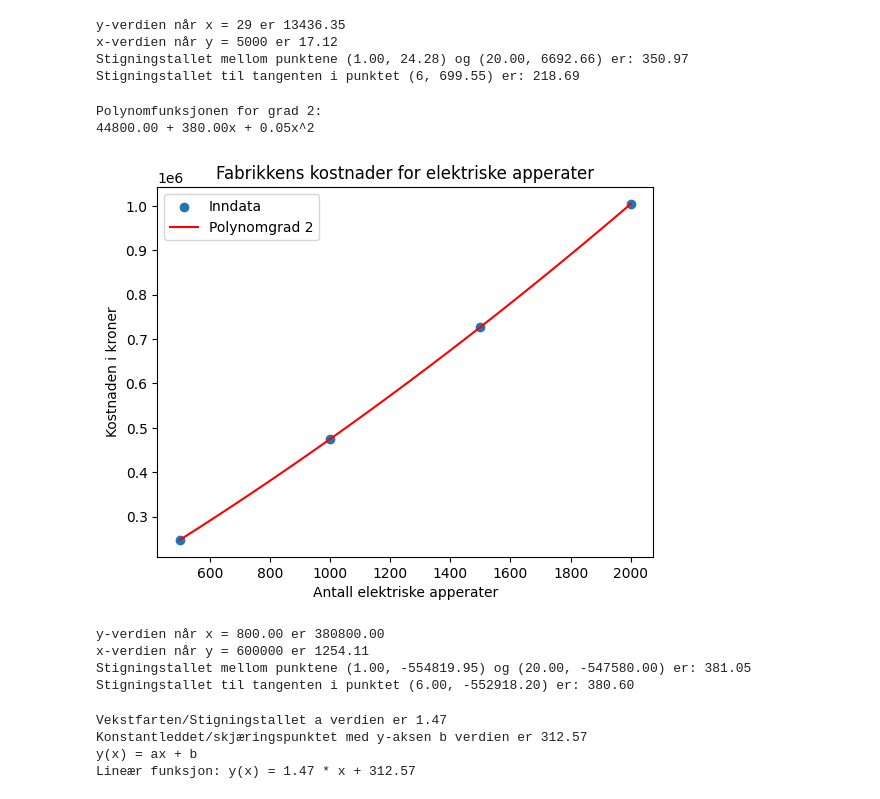
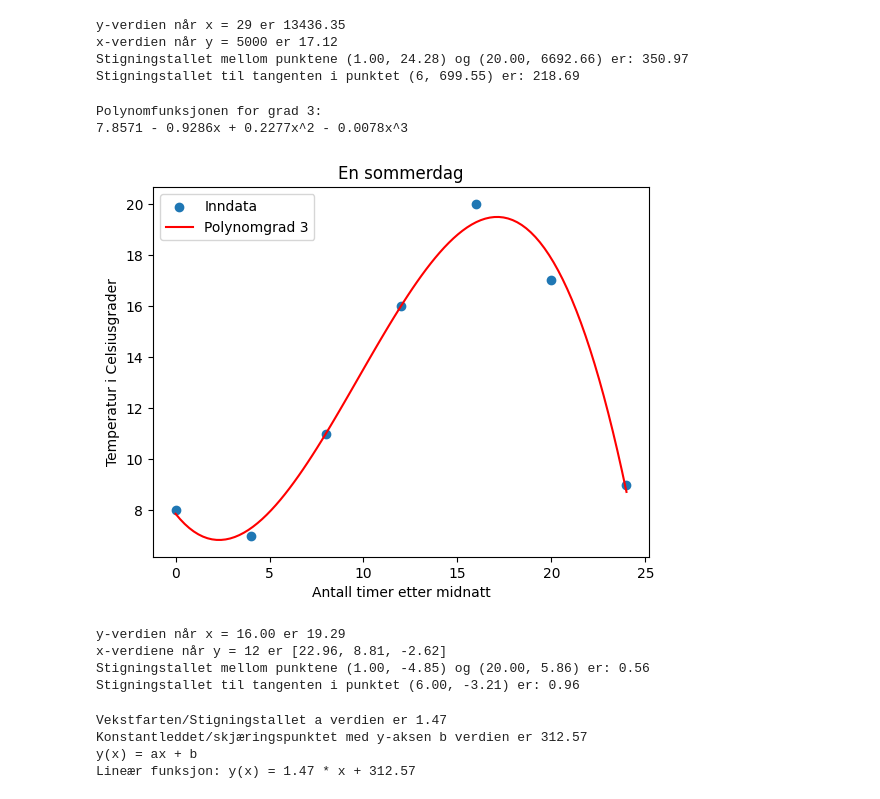
Before and after one commit to hanska91/Matematikk-2P-Y, a Jupyter notebook: Matematikkboka 2P-Y + Litt annet.ipynb, the cells around one changed output. Cells and saved outputs as stored; diff of their text form; code cells hidden in the pictures.

```diff
--- a/Matematikkboka 2P-Y + Litt annet.ipynb
+++ b/Matematikkboka 2P-Y + Litt annet.ipynb
@@ -2896,8 +2896,8 @@ import numpy as np
 import matplotlib.pyplot as plt
 
 # Dummy data
-x = np.array([500, 1000, 1500, 2000])  # Eksempel data
-y = np.array([247300, 474800, 727300, 1004800])  # Eksempel data
+x = np.array([0, 4, 8, 12, 16, 20, 24])  # Eksempel data
+y = np.array([8, 7, 11, 16, 20, 17, 9])  # Eksempel data
 
 # Funksjon for å beregne polynomregresjon og la brukeren velge grad
 def polynomial_regression(x, y, n):
@@ -2906,7 +2906,7 @@ def polynomial_regression(x, y, n):
     p = np.poly1d(coefficients)
 
     # Skriv ut polynomfunksjonen med ^ tegn og riktig rekkefølge
-    poly_str = " + ".join([f"{coeff:.2f}x^{i}" if i > 0 else f"{coeff:.2f}" for i, coeff in enumerate(coefficients[::-1])])
+    poly_str = " + ".join([f"{coeff:.4f}x^{i}" if i > 0 else f"{coeff:.4f}" for i, coeff in enumerate(coefficients[::-1])])
     poly_str = poly_str.replace("x^1 ", "x ")
     poly_str = poly_str.replace("x^0", "")
     poly_str = poly_str.replace(" + -", " - ")
@@ -2916,7 +2916,7 @@ def polynomial_regression(x, y, n):
     return p
 
 # La brukeren velge grad på polynomet ------------------------------------------- Veldig viktig at du selv velger polynomgrad her
-n = 2
+n = 3
 
 # Beregn polynomregresjon med brukerens valgte grad
 p = polynomial_regression(x, y, n)
@@ -2927,56 +2927,56 @@ plt.scatter(x, y, label='Inndata')
 plt.plot(x_plot, p(x_plot), color='red', label=f'Polynomgrad {n}')
 
 # Sett aksetitler
-plt.xlabel('Antall elektriske apperater')                            # Navn på x-aksen
-plt.ylabel('Kostnaden i kroner')                                     # Navn på y-aksen
+plt.xlabel('Antall timer etter midnatt')                            # Navn på x-aksen
+plt.ylabel('Temperatur i Celsiusgrader')                                     # Navn på y-aksen
 
 # Legg til en overskrift
-plt.title("Fabrikkens kostnader for elektriske apperater")            # Navn på overskrift
+plt.title("En sommerdag")            # Navn på overskrift
 plt.legend()
 plt.show()
 
 # Finn y-verdien når x = ...
-x_verdi = 800
+x_verdi = 16
 y_verdi = p(x_verdi)
 print(f"y-verdien når x = {x_verdi:.2f} er {y_verdi:.2f}")
 
-# Finn x-verdien når y = 600000
-y_verdi = 600000
+# Finn x-verdiene når y = ...
+y_verdi = 12
 
 # Funksjon for å finne x-verdi for en gitt y-verdi ved bruk av polynomregresjonsmodellen
 def find_x_for_y(p, y_value):
     coefficients = p.coefficients
     coefficients[-1] -= y_value
     roots = np.roots(coefficients)
-    real_roots = [root.real for root in roots if np.isreal(root) and root.real > 0]
+    real_roots = [root.real for root in roots if np.isreal(root)]
     return real_roots
 
 x_values_for_y = find_x_for_y(p, y_verdi)
-print(f"x-verdien når y = {y_verdi} er {x_values_for_y[0]:.2f}")
+print(f"x-verdiene når y = {y_verdi} er {[round(float(x), 2) for x in x_values_for_y]}")
 
 # Finn stigningstallet mellom to punkter (rett linje)
 x1 = 1
 x2 = 20
 y1 = p(x1)
 y2 = p(x2)
 
 m = (y2 - y1) / (x2 - x1)
 
 print("Stigningstallet mellom punktene ({:.2f}, {:.2f}) og ({:.2f}, {:.2f}) er: {:.2f}".format(x1, y1, x2, y2, m))
 
 # Finn stigningstallet i et valgt punkt
 x3 = 6
 y3 = p(x3)
 
 m_tangent = np.polyder(p)(x3)
 
 print("Stigningstallet til tangenten i punktet ({:.2f}, {:.2f}) er: {:.2f}".format(x3, y3, m_tangent))
 # %% [output]
-Polynomfunksjonen for grad 2:
-44800.00 + 380.00x + 0.05x^2
+Polynomfunksjonen for grad 3:
+7.8571 - 0.9286x + 0.2277x^2 - 0.0078x^3
-[figure, old version]
+[figure, new version]
-y-verdien når x = 800.00 er 380800.00
-x-verdien når y = 600000 er 1254.11
-Stigningstallet mellom punktene (1.00, -554819.95) og (20.00, -547580.00) er: 381.05
-Stigningstallet til tangenten i punktet (6.00, -552918.20) er: 380.60
+y-verdien når x = 16.00 er 19.29
+x-verdiene når y = 12 er [22.96, 8.81, -2.62]
+Stigningstallet mellom punktene (1.00, -4.85) og (20.00, 5.86) er: 0.56
+Stigningstallet til tangenten i punktet (6.00, -3.21) er: 0.96
 # %%
```
Also changed, not shown: parts of 1 cell of this notebook.
